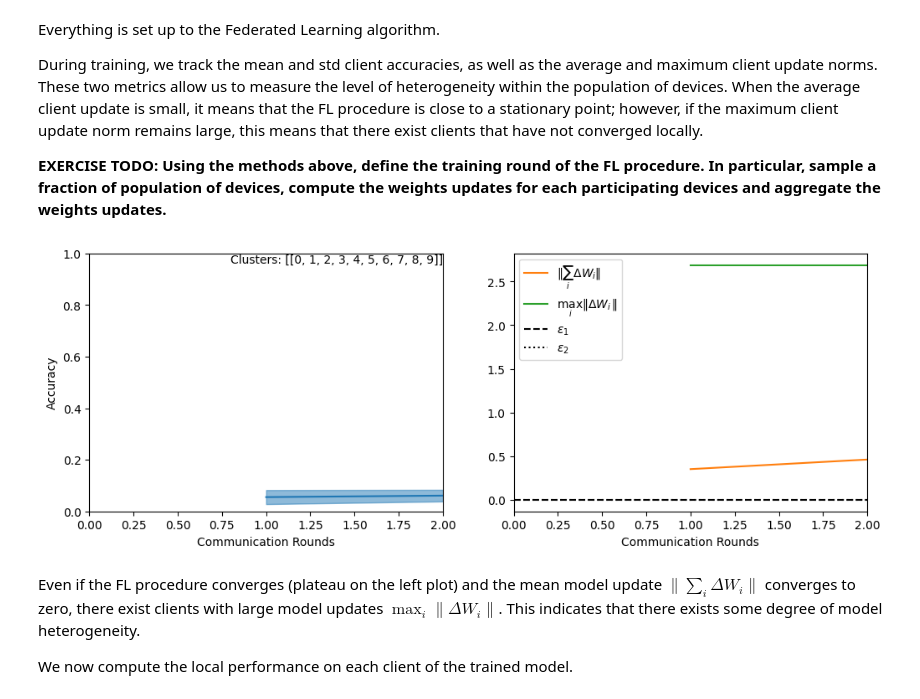
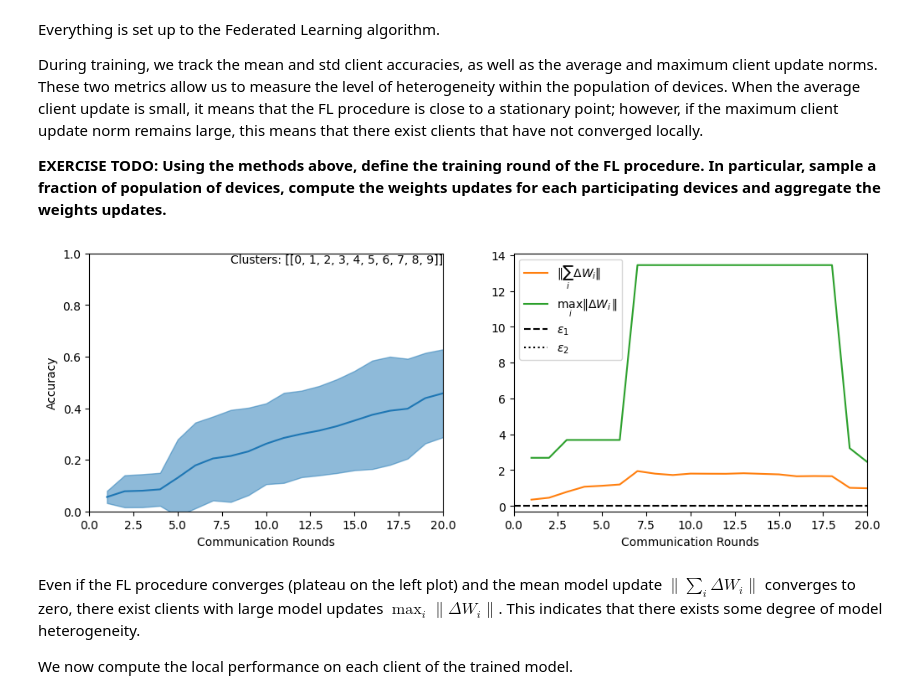
Before and after one commit to setrar/MALCOM, a Jupyter notebook: Labs/Lab 3/MALCOM_2024_Lab_3_Fed_Learning.ipynb, the cells around one changed output. Cells and saved outputs as stored; diff of their text form; code cells hidden in the pictures.

```diff
--- a/Labs/Lab 3/MALCOM_2024_Lab_3_Fed_Learning.ipynb
+++ b/Labs/Lab 3/MALCOM_2024_Lab_3_Fed_Learning.ipynb
@@ -328,8 +328,7 @@ During training, we track the mean and std client accuracies, as well as the ave
 
 **EXERCISE TODO: Using the methods above, define the training round of the FL procedure. In particular, sample a fraction of population of devices, compute the weights updates for each participating devices and aggregate the weights updates.**
 # %%
-COMMUNICATION_ROUNDS = 2
-
+COMMUNICATION_ROUNDS = 20 # Increased from 2 to 20
 
 cfl_stats = ExperimentLogger()
 
@@ -351,34 +350,34 @@ for c_round in range(1, COMMUNICATION_ROUNDS+1):
         ## Your code here
 
         client.compute_weight_update(epochs=1) ## Added
 
         train_stats = client.compute_weight_update(epochs=1)
         client.reset()
 
     for idc in cluster_indices:
         max_norm = server.compute_max_update_norm([clients[i] for i in idc])
         mean_norm = server.compute_mean_update_norm([clients[i] for i in idc])
 
     ## TODO: Aggregate the updates for each participating clients
     ## Your code here
 
     server.aggregate_weight_updates(participating_clients) ## Added
 
     acc_clients = [client.evaluate() for client in clients]
 
     cfl_stats.log({"acc_clients" : acc_clients,
                    "mean_norm" : mean_norm,
                    "max_norm" : max_norm,
                    "rounds" : c_round,
                    "clusters" : cluster_indices})
 
 
     display_train_stats(cfl_stats, 0, 0, COMMUNICATION_ROUNDS)
 
 for idc in cluster_indices:
     server.cache_model(idc, clients[idc[0]].W, acc_clients)
 # %% [output]
-[figure, old version]
+[figure, new version]
 # %% [markdown]
 Even if the FL procedure converges (plateau on the left plot) and the mean model update $\lVert\sum_i\Delta W_i\lVert$ converges to zero, there exist clients with large model updates $\max_i\lVert\Delta W_i\lVert$. This indicates that there exists some degree of model heterogeneity.
 
```
Also changed, not shown: parts of 8 cells of this notebook.
